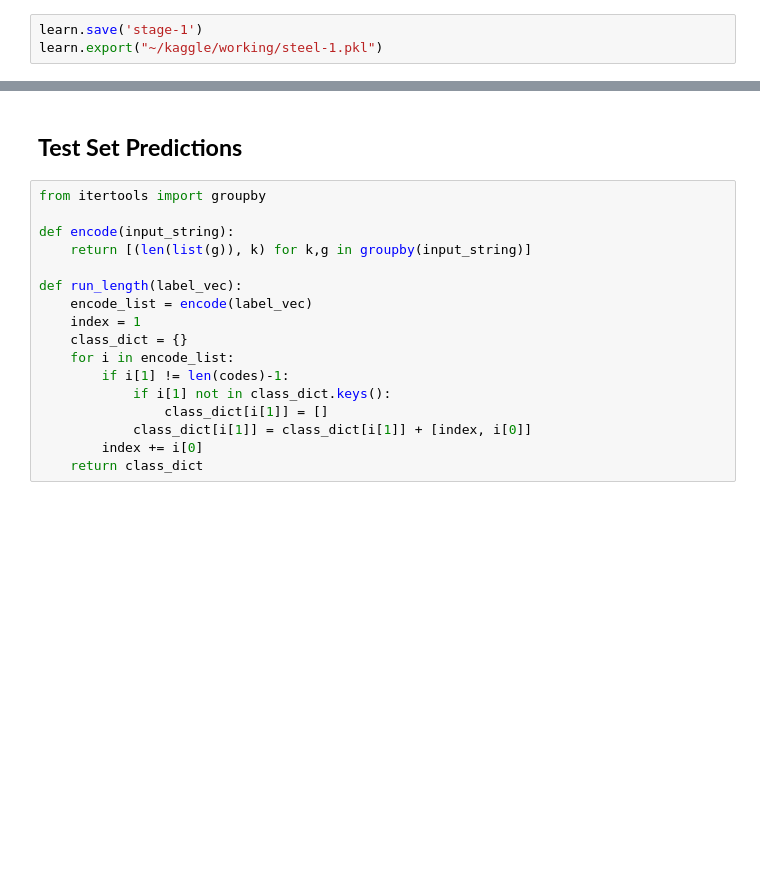
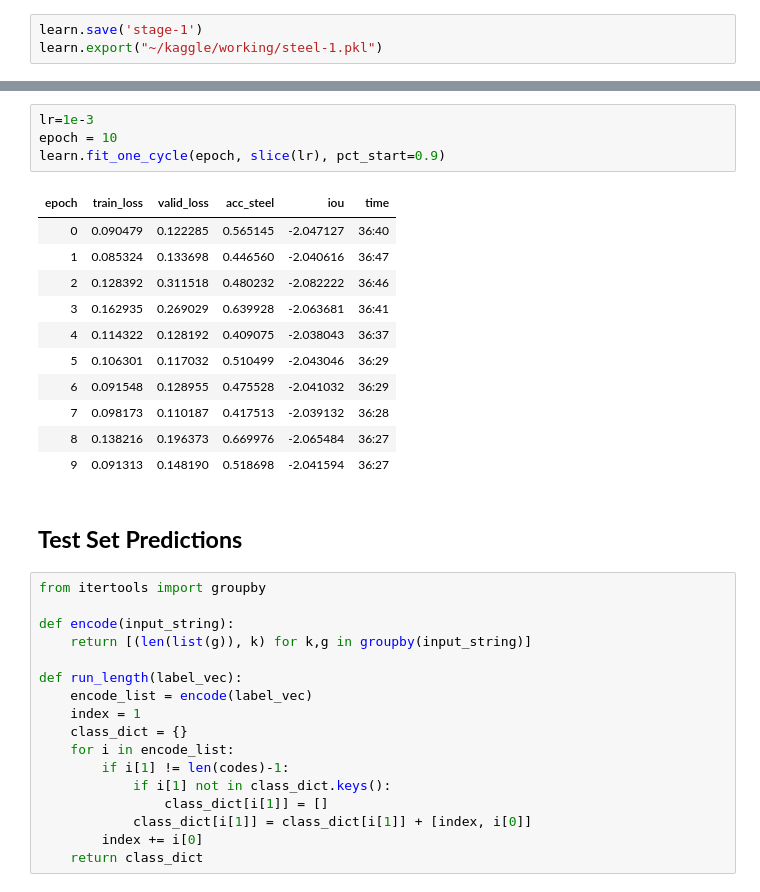
Before and after one commit to AksChougule/kaggle-competitions, a Jupyter notebook: severstal-steel-defect/baseline_v5.ipynb, the cells around one changed output, grey strips where cells are left out. Drawn from its saved outputs; the diff is of its cells as text; blank space fills up the shorter version.

```diff
--- a/severstal-steel-defect/baseline_v5.ipynb
+++ b/severstal-steel-defect/baseline_v5.ipynb
@@ -288,3 +298,19 @@ learn.show_results(ds_type=DatasetType.Train, rows=4, figsize=(20,10))
+# %%
+lr=1e-3
+epoch = 10
+learn.fit_one_cycle(epoch, slice(lr), pct_start=0.9)
+# %% [output]
+| epoch | train_loss | valid_loss | acc_steel | iou | time |
+| 0 | 0.090479 | 0.122285 | 0.565145 | -2.047127 | 36:40 |
+| 1 | 0.085324 | 0.133698 | 0.446560 | -2.040616 | 36:47 |
+| 2 | 0.128392 | 0.311518 | 0.480232 | -2.082222 | 36:46 |
+| 3 | 0.162935 | 0.269029 | 0.639928 | -2.063681 | 36:41 |
+| 4 | 0.114322 | 0.128192 | 0.409075 | -2.038043 | 36:37 |
+| 5 | 0.106301 | 0.117032 | 0.510499 | -2.043046 | 36:29 |
+| 6 | 0.091548 | 0.128955 | 0.475528 | -2.041032 | 36:29 |
+| 7 | 0.098173 | 0.110187 | 0.417513 | -2.039132 | 36:28 |
+| 8 | 0.138216 | 0.196373 | 0.669976 | -2.065484 | 36:27 |
+| 9 | 0.091313 | 0.148190 | 0.518698 | -2.041594 | 36:27 |
 # %% [markdown]
 ## **Test Set Predictions**
 # %%
```
Also changed, not shown: parts of 2 cells of this notebook.
